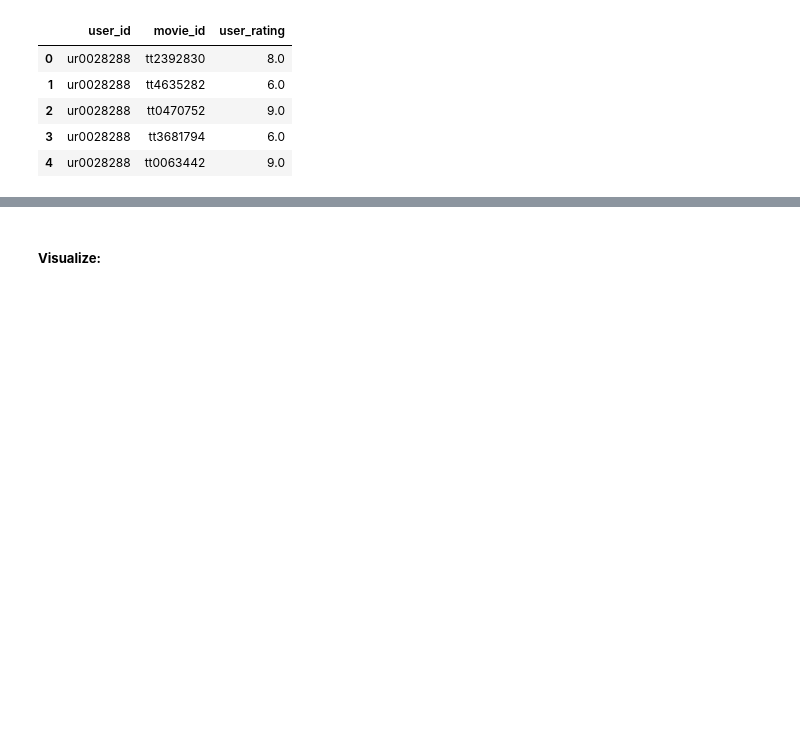
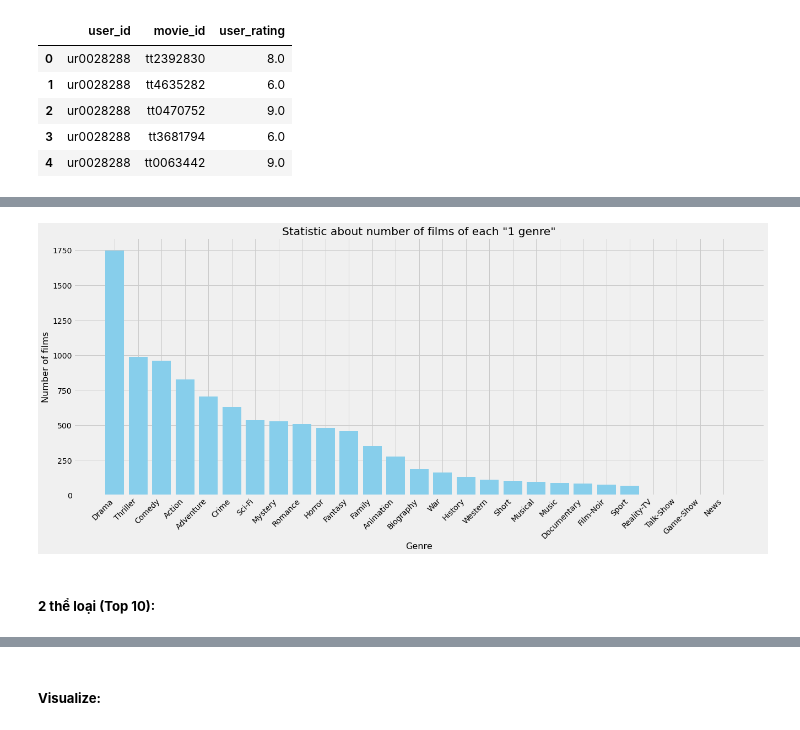
Before and after one commit to HThinhZ/Recommender_System_Project, a Jupyter notebook: T4_VisualizeData.ipynb, the cells around one changed output, grey strips where cells are left out. Saved outputs shown, nothing was run; the diff lists cells and outputs as text; code cells hidden in the pictures; blank space fills up the shorter version.

Commit message:
Edit code & Add 1 Idea about Statistic Visualizing

```diff
--- a/T4_VisualizeData.ipynb
+++ b/T4_VisualizeData.ipynb
@@ -174,0 +91,5 @@ test_df.head()
+# %%
+nf_genre1_df = mi_df.copy()
+# %%
+nf_genre1_df = nf_genre1_df.explode('genre')
+nf_genre1_df.head()
@@ -174,0 +103,4 @@ test_df.head()
+# %%
+genre1_nfilm = nf_genre1_df['genre'].value_counts()
+genre1_nfilm_df = pd.DataFrame({'genre': genre1_nfilm.index, 'num_film': genre1_nfilm.values})
+genre1_nfilm_df
@@ -174,0 +125,13 @@ test_df.head()
+# %%
+# Plotting Matplotlib
+plt.figure(figsize=(20, 8))
+plt.bar(genre1_nfilm_df['genre'], genre1_nfilm_df['num_film'], color='skyblue')
+plt.xticks(rotation=45, ha='right')
+plt.xlabel('Genre',fontsize = 16)
+plt.ylabel('Number of films',fontsize = 16)
+plt.title('Statistic about number of films of each "1 genre"')
+plt.show()
+# %% [output]
+[figure, added]
+# %% [markdown]
+##### **2 thể loại (Top 10):**
```
Also changed, not shown: parts of 57 cells of this notebook.
